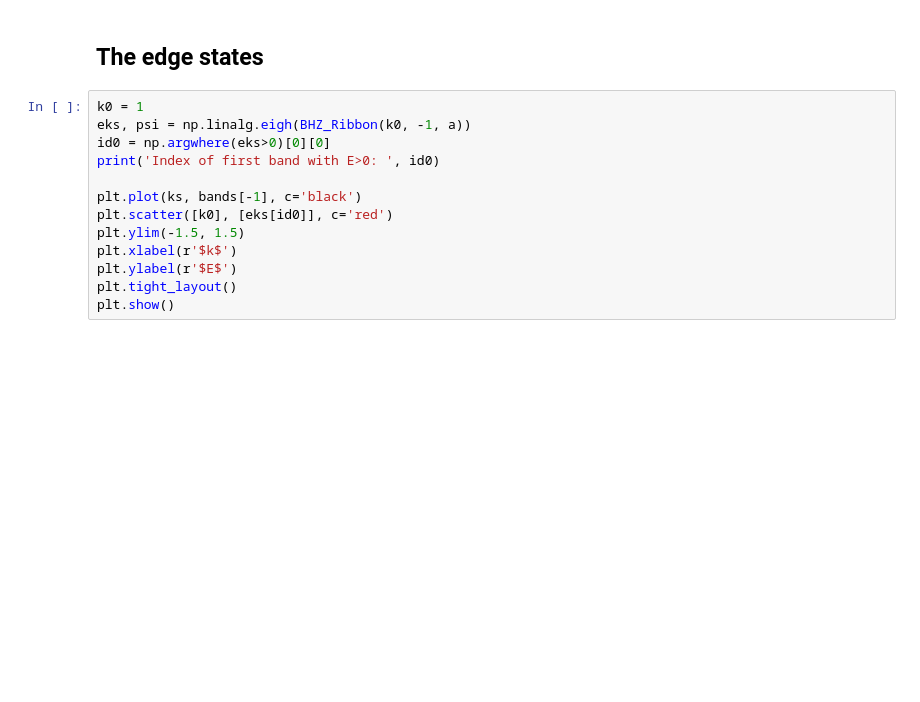
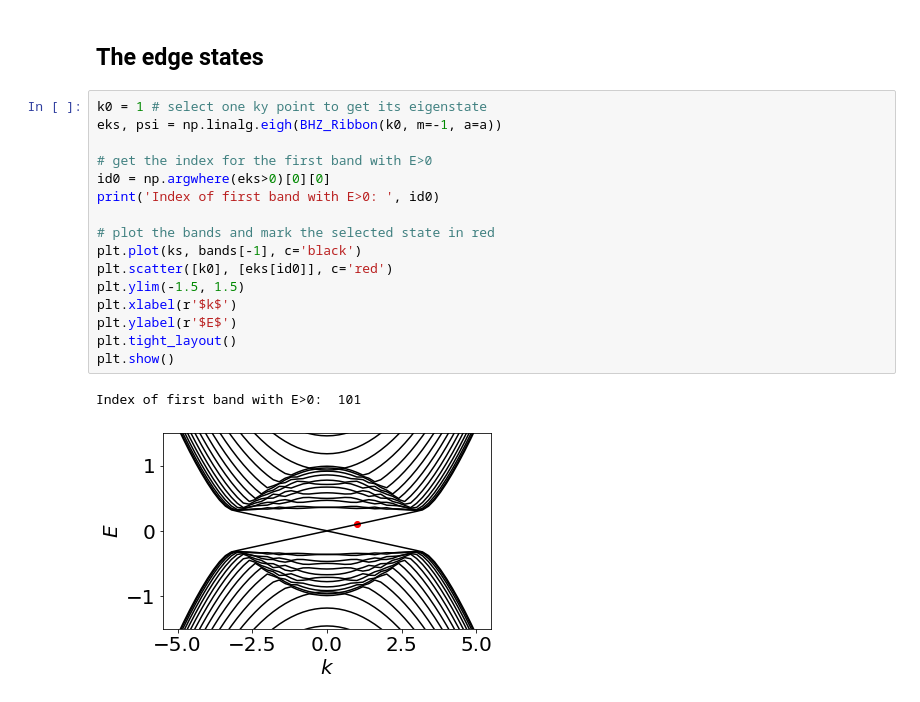
Before and after one commit to gersonjferreira/minicurso-ift-2021, a Jupyter notebook: BHZ/03 - Edge states.ipynb, the cells around one changed output. Cells and saved outputs as stored; diff of their text form; blank space fills up the shorter version.

```diff
--- a/BHZ/03 - Edge states.ipynb
+++ b/BHZ/03 - Edge states.ipynb
@@ -54,16 +99,22 @@ plt.show()
 # %% [markdown]
 ## The edge states
 # %%
-k0 = 1
-eks, psi = np.linalg.eigh(BHZ_Ribbon(k0, -1, a))
+k0 = 1 # select one ky point to get its eigenstate
+eks, psi = np.linalg.eigh(BHZ_Ribbon(k0, m=-1, a=a))
+
+# get the index for the first band with E>0
 id0 = np.argwhere(eks>0)[0][0]
 print('Index of first band with E>0: ', id0)
 
+# plot the bands and mark the selected state in red
 plt.plot(ks, bands[-1], c='black')
 plt.scatter([k0], [eks[id0]], c='red')
 plt.ylim(-1.5, 1.5)
 plt.xlabel(r'$k$')
 plt.ylabel(r'$E$')
 plt.tight_layout()
 plt.show()
+# %% [output]
+Index of first band with E>0:  101
+[figure, added]
 # %%
```
Also changed, not shown: parts of 6 cells of this notebook, 3 other files.
